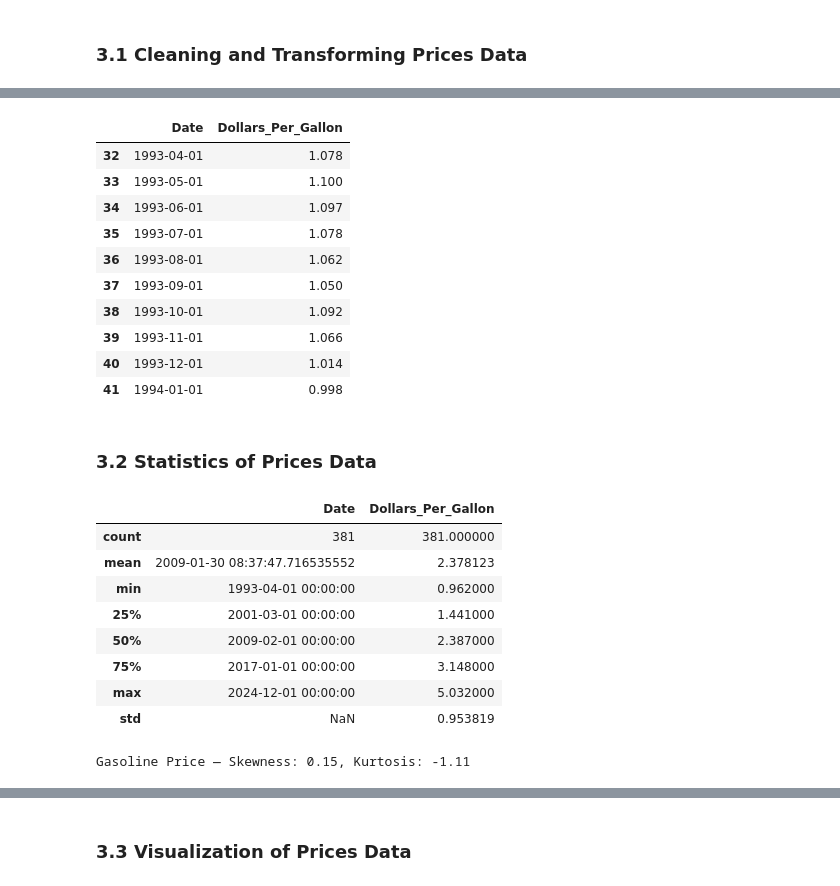
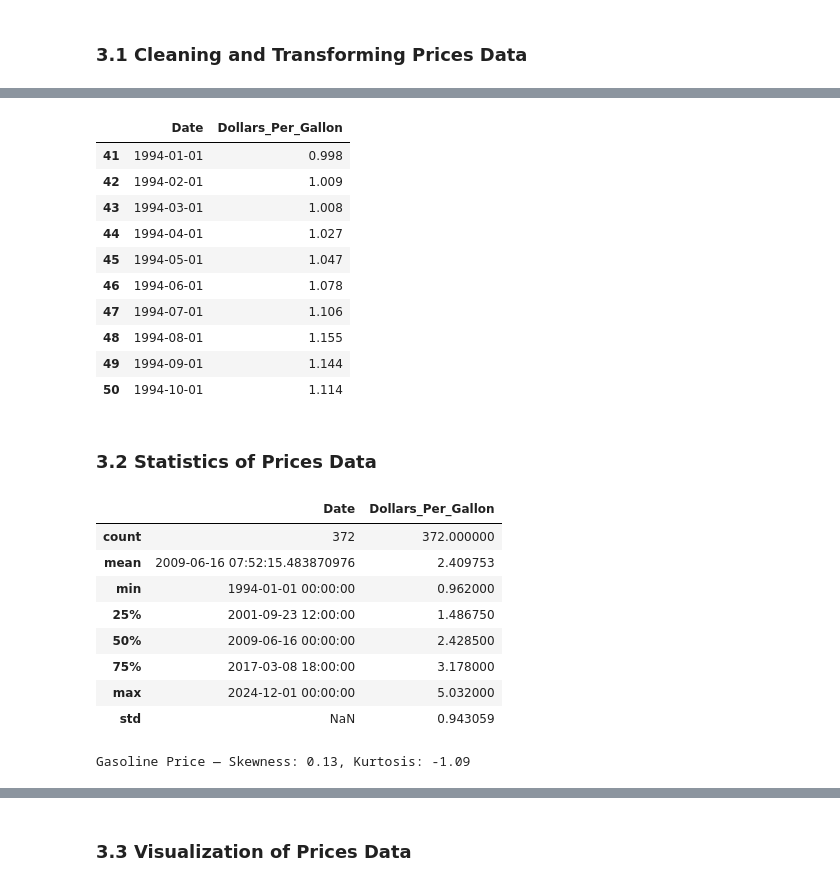
Before and after one commit to nikolasleeb/INFO511_FinalProject, a Jupyter notebook: EDA/EDA.ipynb, the cells around one changed output, grey strips where cells are left out. Saved outputs shown, nothing was run; the diff lists cells and outputs as text; code cells hidden in the pictures.

```diff
--- a/EDA/EDA.ipynb
+++ b/EDA/EDA.ipynb
@@ -645,25 +645,25 @@ memory usage: 52.9 KB
 # %%
 ''' Data Cleaning for Prices Data '''
 
 prices = prices.iloc[:, :2]                                                            # Keeps only the first two columns
 prices.columns = ["Date", "Dollars_Per_Gallon"]                                        # Renames columns for easier access
 prices["Date"] = prices["Date"].dt.date                                               # Converts datetime to date only
 prices["Date"] = pd.to_datetime(prices["Date"]).dt.to_period("M").dt.to_timestamp()   # Converts date to period format (monthly)
-prices = prices[prices["Date"] >= pd.to_datetime("1993-04-01")]                      # Filters data to start from April 1993
+prices = prices[prices["Date"] >= pd.to_datetime("1994-01-01")]                      # Filters data to start from January 1994
 prices = prices[prices["Date"] <= "2024-12-31"]                                      # Limit data to December 2024 or earlier
 prices.head(10)
 # %% [output]
 |  | Date | Dollars_Per_Gallon |
-| 32 | 1993-04-01 | 1.078 |
-| 33 | 1993-05-01 | 1.100 |
-| 34 | 1993-06-01 | 1.097 |
-| 35 | 1993-07-01 | 1.078 |
-| 36 | 1993-08-01 | 1.062 |
-| 37 | 1993-09-01 | 1.050 |
-| 38 | 1993-10-01 | 1.092 |
-| 39 | 1993-11-01 | 1.066 |
-| 40 | 1993-12-01 | 1.014 |
 | 41 | 1994-01-01 | 0.998 |
+| 42 | 1994-02-01 | 1.009 |
+| 43 | 1994-03-01 | 1.008 |
+| 44 | 1994-04-01 | 1.027 |
+| 45 | 1994-05-01 | 1.047 |
+| 46 | 1994-06-01 | 1.078 |
+| 47 | 1994-07-01 | 1.106 |
+| 48 | 1994-08-01 | 1.155 |
+| 49 | 1994-09-01 | 1.144 |
+| 50 | 1994-10-01 | 1.114 |
 # %% [markdown]
 ### 3.2 Statistics of Prices Data
 # %%
@@ -672,14 +672,14 @@ prices.head(10)
 prices.describe()
 # %% [output]
 |  | Date | Dollars_Per_Gallon |
-| count | 381 | 381.000000 |
-| mean | 2009-01-30 08:37:47.716535552 | 2.378123 |
-| min | 1993-04-01 00:00:00 | 0.962000 |
-| 25% | 2001-03-01 00:00:00 | 1.441000 |
-| 50% | 2009-02-01 00:00:00 | 2.387000 |
-| 75% | 2017-01-01 00:00:00 | 3.148000 |
+| count | 372 | 372.000000 |
+| mean | 2009-06-16 07:52:15.483870976 | 2.409753 |
+| min | 1994-01-01 00:00:00 | 0.962000 |
+| 25% | 2001-09-23 12:00:00 | 1.486750 |
+| 50% | 2009-06-16 00:00:00 | 2.428500 |
+| 75% | 2017-03-08 18:00:00 | 3.178000 |
 | max | 2024-12-01 00:00:00 | 5.032000 |
-| std | NaN | 0.953819 |
+| std | NaN | 0.943059 |
 # %%
 ''' View Kurtosis and Skewness of Prices Data '''
 
@@ -690,7 +690,7 @@ price_kurt = kurtosis(prices["Dollars_Per_Gallon"], nan_policy='omit')
 # Display results
 print(f"Gasoline Price — Skewness: {price_skew:.2f}, Kurtosis: {price_kurt:.2f}")
 # %% [output]
-Gasoline Price — Skewness: 0.15, Kurtosis: -1.11
+Gasoline Price — Skewness: 0.13, Kurtosis: -1.09
 # %%
 ''' View consumption date range and total months of data '''
 
```
Also changed, not shown: parts of 14 cells of this notebook.
